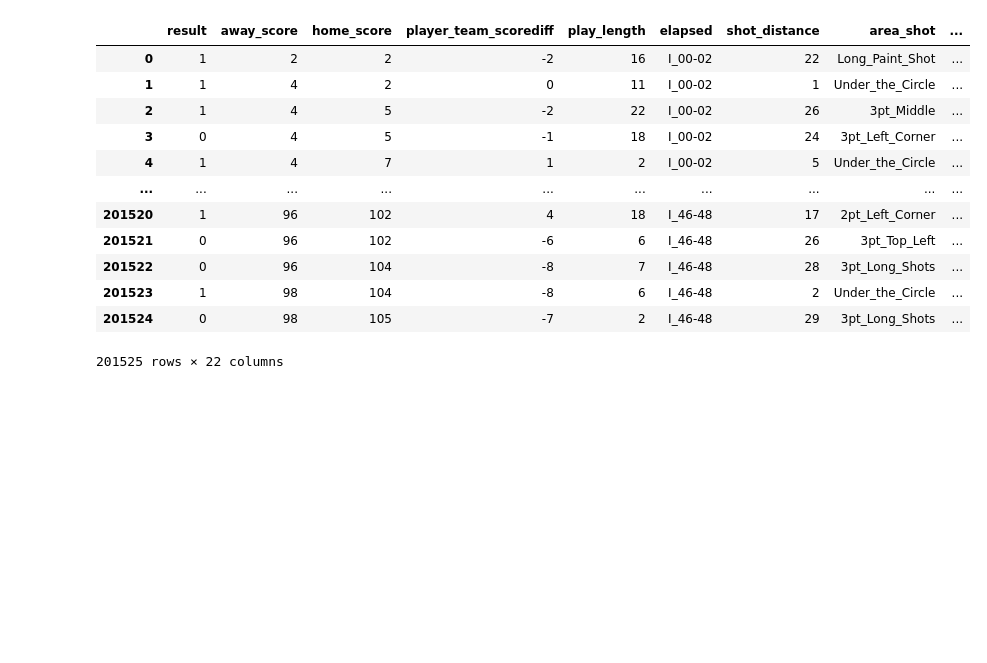
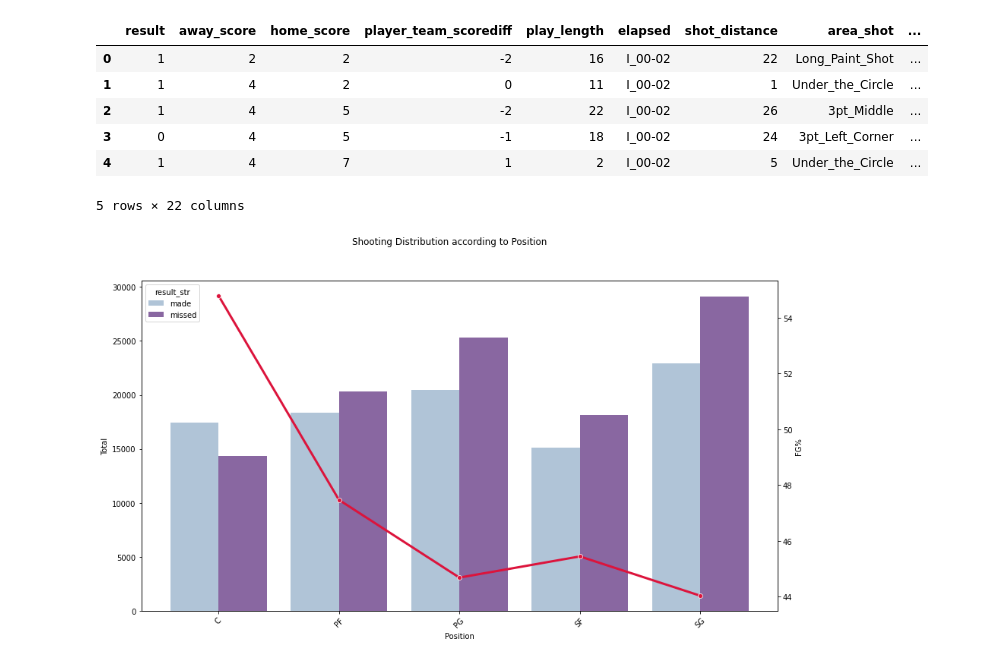
Before and after one commit to ThibautCharre/NBA_Shooting_Pred, a Jupyter notebook: Data_EDA_jup.ipynb, the cells around one changed output. Saved outputs shown, nothing was run; the diff lists cells and outputs as text; code cells hidden in the pictures; blank space fills up the shorter version.

```diff
--- a/Data_EDA_jup.ipynb
+++ b/Data_EDA_jup.ipynb
@@ -26,18 +26,12 @@ df_cleaned = pd.read_csv(data_dir)
 dic_shot = {0: 'missed', 1: 'made'}
 df_cleaned['result_str'] = df_cleaned['result'].map(dic_shot)
 # %%
-df_cleaned
+df_cleaned.head(5)
 # %% [output]
 |  | result | away_score | home_score | player_team_scorediff | play_length | elapsed | shot_distance | area_shot | ... |
 | 0 | 1 | 2 | 2 | -2 | 16 | I_00-02 | 22 | Long_Paint_Shot | ... |
 | 1 | 1 | 4 | 2 | 0 | 11 | I_00-02 | 1 | Under_the_Circle | ... |
 | 2 | 1 | 4 | 5 | -2 | 22 | I_00-02 | 26 | 3pt_Middle | ... |
 | 3 | 0 | 4 | 5 | -1 | 18 | I_00-02 | 24 | 3pt_Left_Corner | ... |
 | 4 | 1 | 4 | 7 | 1 | 2 | I_00-02 | 5 | Under_the_Circle | ... |
-| ... | ... | ... | ... | ... | ... | ... | ... | ... | ... |
-| 201520 | 1 | 96 | 102 | 4 | 18 | I_46-48 | 17 | 2pt_Left_Corner | ... |
-| 201521 | 0 | 96 | 102 | -6 | 6 | I_46-48 | 26 | 3pt_Top_Left | ... |
-| 201522 | 0 | 96 | 104 | -8 | 7 | I_46-48 | 28 | 3pt_Long_Shots | ... |
-| 201523 | 1 | 98 | 104 | -8 | 6 | I_46-48 | 2 | Under_the_Circle | ... |
-| 201524 | 0 | 98 | 105 | -7 | 2 | I_46-48 | 29 | 3pt_Long_Shots | ... |
-201525 rows × 22 columns
+5 rows × 22 columns
@@ -44 +51,27 @@ df_cleaned
+# %%
+## Graph I : 2D-graphs with number of made, missed shots and FG% for a defined variable (input is var_selected)
+
+# Inputs
+df=df_cleaned
+var_selected='Position'
+color_palette = 'BuPu'
+
+# Graphs
+fig, ax = plt.subplots(figsize=(15, 8))
+fig.suptitle(f'Shooting Distribution according to {var_selected}')
+
+# Positions
+sns.barplot(data=category_melt(df, var_selected),
+    x=var_selected, y='Total', ax=ax,
+    hue='result_str', palette=sns.color_palette(color_palette, 2)
+)
+ax2 = ax.twinx()
+sns.lineplot(data=category_result(df, var_selected),
+    x=var_selected, y='FG%', ax=ax2,
+    marker='o', color='crimson', lw=3,
+)
+
+ax.tick_params(axis='x', labelrotation=45)
+# %% [output]
+[figure, added]
 # %%
```
Also changed, not shown: parts of 5 cells of this notebook, 4 other files.
